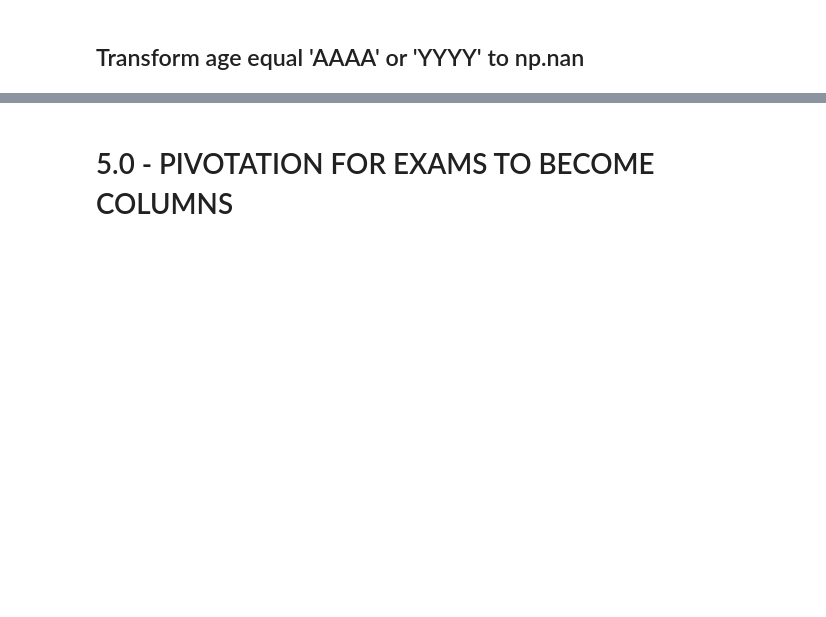
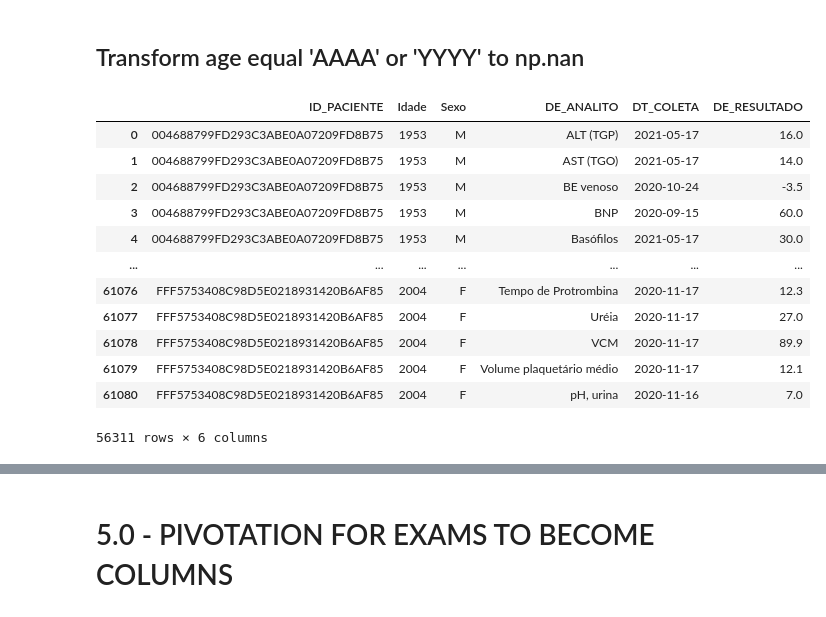
Before and after one commit to filipeloyola/HCAI_prediction, a Jupyter notebook: mainNotebook.ipynb, the cells around one changed output, grey strips where cells are left out. Cells and saved outputs as stored; diff of their text form; code cells hidden in the pictures; blank space fills up the shorter version.

```diff
--- a/mainNotebook.ipynb
+++ b/mainNotebook.ipynb
@@ -605,3 +605,19 @@ df4["ID_PACIENTE"].nunique()
 # %%
 df4.loc[df4['Idade']=='AAAA', 'Idade'] = np.nan
 df4.loc[df4['Idade']=='YYYY', 'Idade'] = np.nan
+# %%
+df4[df4['Idade'] == df4['Idade']]
+# %% [output]
+|  | ID_PACIENTE | Idade | Sexo | DE_ANALITO | DT_COLETA | DE_RESULTADO |
+| 0 | 004688799FD293C3ABE0A07209FD8B75 | 1953 | M | ALT (TGP) | 2021-05-17 | 16.0 |
+| 1 | 004688799FD293C3ABE0A07209FD8B75 | 1953 | M | AST (TGO) | 2021-05-17 | 14.0 |
+| 2 | 004688799FD293C3ABE0A07209FD8B75 | 1953 | M | BE venoso | 2020-10-24 | -3.5 |
+| 3 | 004688799FD293C3ABE0A07209FD8B75 | 1953 | M | BNP | 2020-09-15 | 60.0 |
+| 4 | 004688799FD293C3ABE0A07209FD8B75 | 1953 | M | Basófilos | 2021-05-17 | 30.0 |
+| ... | ... | ... | ... | ... | ... | ... |
+| 61076 | FFF5753408C98D5E0218931420B6AF85 | 2004 | F | Tempo de Protrombina | 2020-11-17 | 12.3 |
+| 61077 | FFF5753408C98D5E0218931420B6AF85 | 2004 | F | Uréia | 2020-11-17 | 27.0 |
+| 61078 | FFF5753408C98D5E0218931420B6AF85 | 2004 | F | VCM | 2020-11-17 | 89.9 |
+| 61079 | FFF5753408C98D5E0218931420B6AF85 | 2004 | F | Volume plaquetário médio | 2020-11-17 | 12.1 |
+| 61080 | FFF5753408C98D5E0218931420B6AF85 | 2004 | F | pH, urina | 2020-11-16 | 7.0 |
+56311 rows × 6 columns
```
Also changed, not shown: parts of 13 cells of this notebook, 1 other file.
